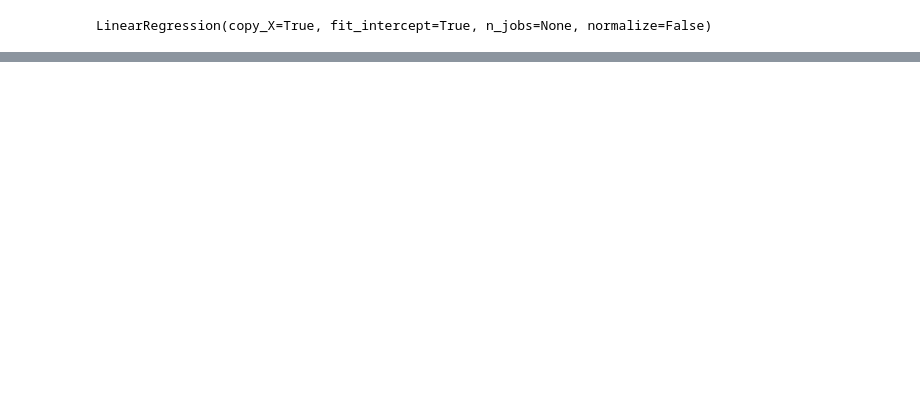
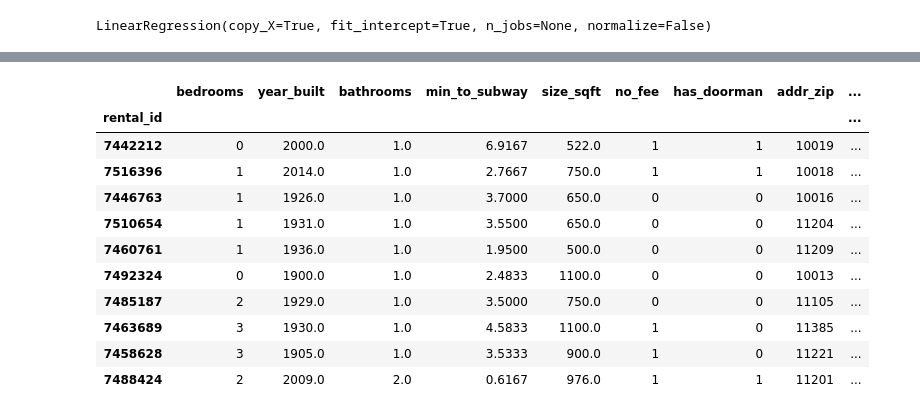
Before and after one commit to hislam000/CSC-599.70-Course-Project, a Jupyter notebook: Final_Project.ipynb, the cells around one changed output, grey strips where cells are left out. Cells and saved outputs as stored; diff of their text form; code cells hidden in the pictures; blank space fills up the shorter version.

```diff
--- a/Final_Project.ipynb
+++ b/Final_Project.ipynb
@@ -56,3 +58,14 @@ lreg = LinearRegression()
 lreg.fit(train_features, train_target)
 # %% [output]
 LinearRegression(copy_X=True, fit_intercept=True, n_jobs=None, normalize=False)
+# %%
+test_features = test_df[feature_cols]
+
+# impute missing values with medians
+test_features = test_features.fillna(train_features.median(), axis=0)
+
+# construct predictions
+test_df['predicted'] = lreg.predict(test_features)
+print("Prediction using Linear Regression train data against Test1:")
+
+print("Mean Squared Error for Test1 using Linear Regression:",mean_squared_error(test_df['rent'], test_df['predicted']))
@@ -58,0 +105,17 @@ LinearRegression(copy_X=True, fit_intercept=True, n_jobs=None, normalize=False)
+# %%
+#handling missing data
+submit1_features = submit1_df[feature_cols].fillna(master_df[feature_cols].median(), axis=0)
+submit1_features.sample(10)
+# %% [output]
+|  | bedrooms | year_built | bathrooms | min_to_subway | size_sqft | no_fee | has_doorman | addr_zip | ... |
+| rental_id |  |  |  |  |  |  |  |  | ... |
+| 7442212 | 0 | 2000.0 | 1.0 | 6.9167 | 522.0 | 1 | 1 | 10019 | ... |
+| 7516396 | 1 | 2014.0 | 1.0 | 2.7667 | 750.0 | 1 | 1 | 10018 | ... |
+| 7446763 | 1 | 1926.0 | 1.0 | 3.7000 | 650.0 | 0 | 0 | 10016 | ... |
+| 7510654 | 1 | 1931.0 | 1.0 | 3.5500 | 650.0 | 0 | 0 | 11204 | ... |
+| 7460761 | 1 | 1936.0 | 1.0 | 1.9500 | 500.0 | 0 | 0 | 11209 | ... |
+| 7492324 | 0 | 1900.0 | 1.0 | 2.4833 | 1100.0 | 0 | 0 | 10013 | ... |
+| 7485187 | 2 | 1929.0 | 1.0 | 3.5000 | 750.0 | 0 | 0 | 11105 | ... |
+| 7463689 | 3 | 1930.0 | 1.0 | 4.5833 | 1100.0 | 1 | 0 | 11385 | ... |
+| 7458628 | 3 | 1905.0 | 1.0 | 3.5333 | 900.0 | 1 | 0 | 11221 | ... |
+| 7488424 | 2 | 2009.0 | 2.0 | 0.6167 | 976.0 | 1 | 1 | 11201 | ... |
```
Also changed, not shown: parts of 13 cells of this notebook.
